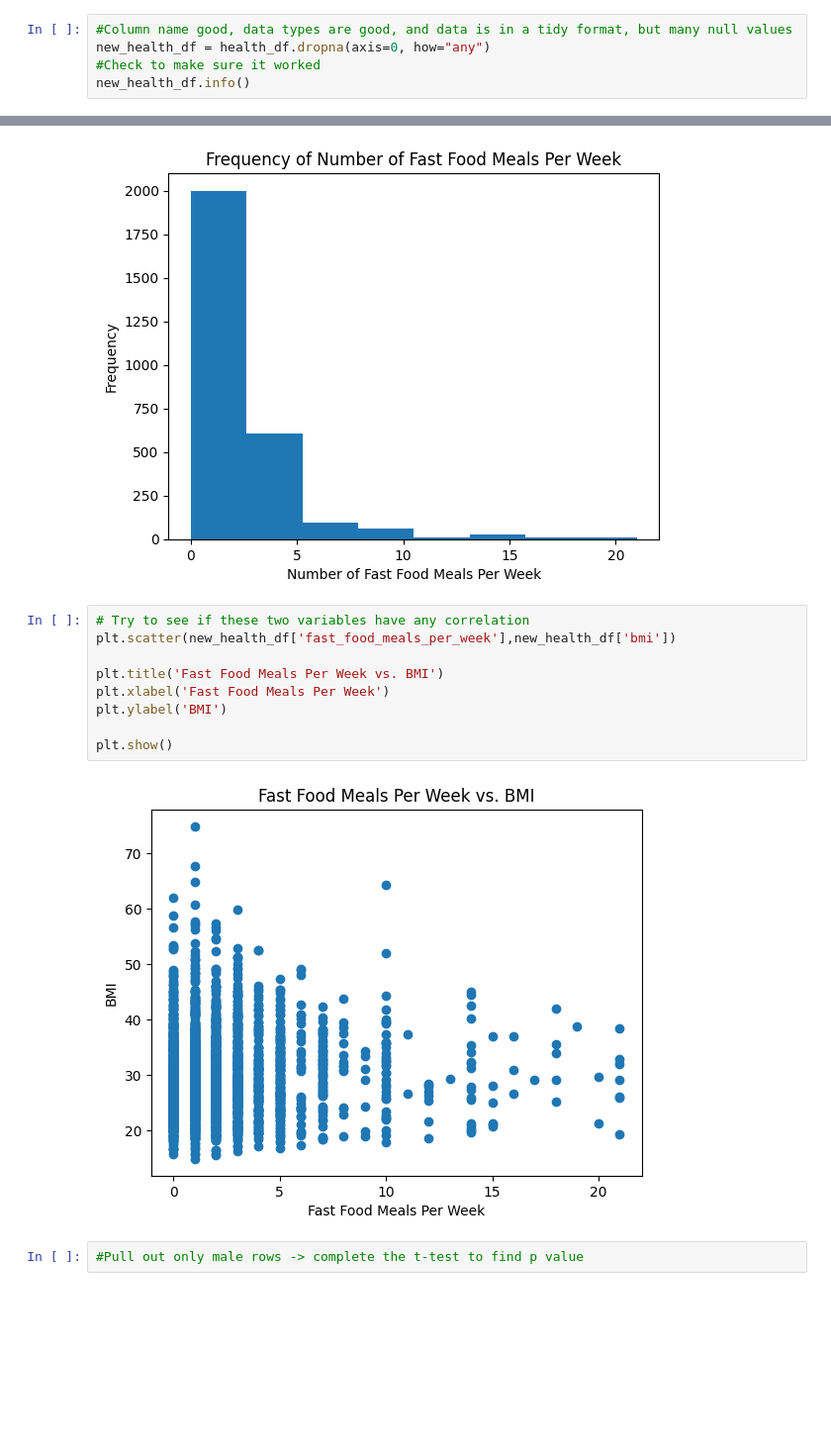
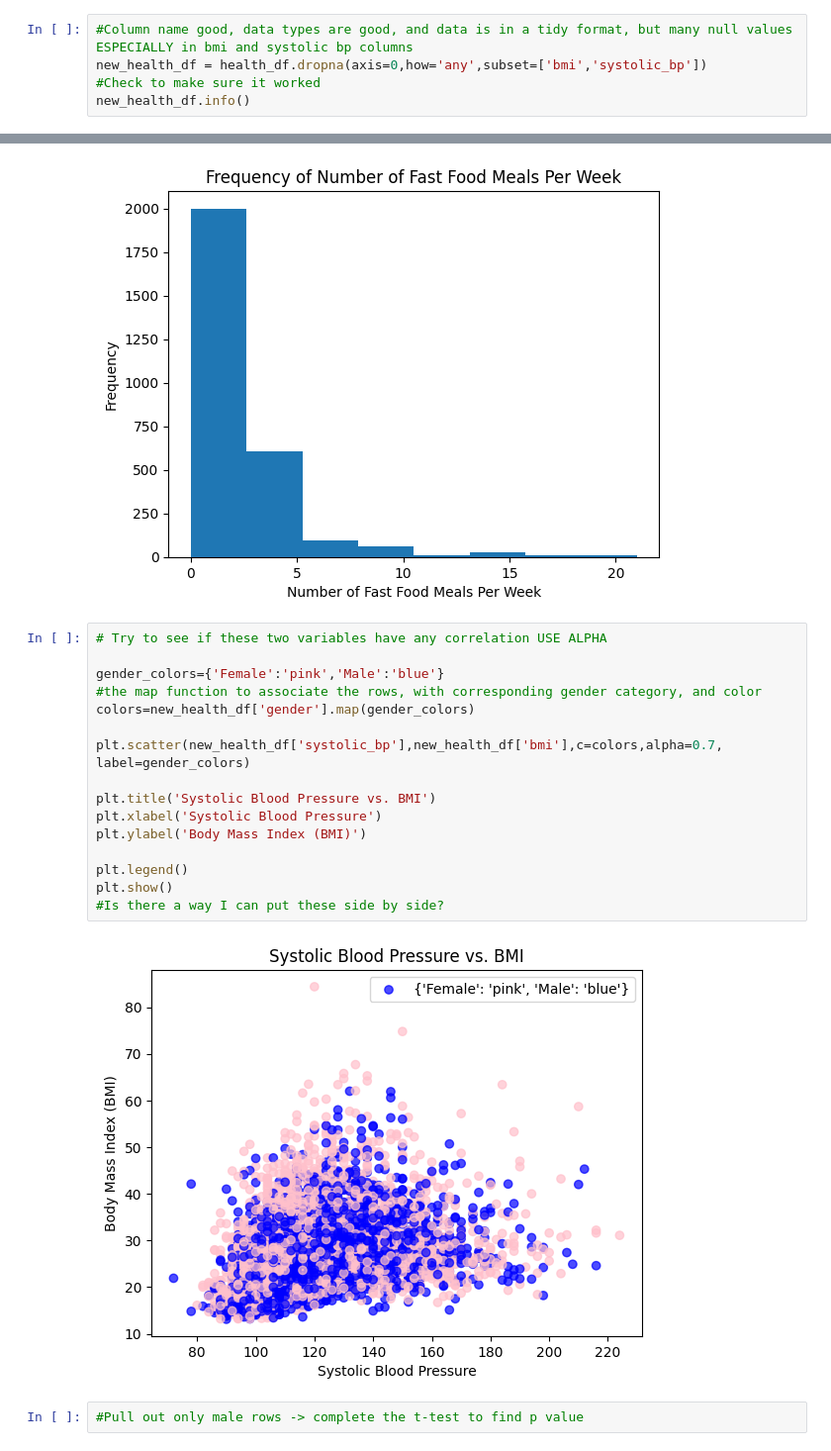
Before and after one commit to SinCosTanTya/Lifestyle-and-Health, a Jupyter notebook: Lifestyle_and_Health_Research_Project.ipynb, the cells around one changed output, grey strips where cells are left out. Shown at 99% size. Cells and saved outputs as stored; diff of their text form; blank space fills up the shorter version.

```diff
--- a/Lifestyle_and_Health_Research_Project.ipynb
+++ b/Lifestyle_and_Health_Research_Project.ipynb
@@ -99,8 +101,8 @@ health_df.head()
 
 health_df = health_df.replace("None", np.nan)
 # %%
-#Column name good, data types are good, and data is in a tidy format, but many null values
-new_health_df = health_df.dropna(axis=0, how="any")
+#Column name good, data types are good, and data is in a tidy format, but many null values ESPECIALLY in bmi and systolic bp columns
+new_health_df = health_df.dropna(axis=0,how='any',subset=['bmi','systolic_bp'])
 #Check to make sure it worked
 new_health_df.info()
 # %% [output]
@@ -168,16 +170,23 @@ plt.show()
 # %% [output]
 [figure]
 # %%
-# Try to see if these two variables have any correlation
-plt.scatter(new_health_df['fast_food_meals_per_week'],new_health_df['bmi'])
+# Try to see if these two variables have any correlation USE ALPHA
 
-plt.title('Fast Food Meals Per Week vs. BMI')
-plt.xlabel('Fast Food Meals Per Week')
-plt.ylabel('BMI')
+gender_colors={'Female':'pink','Male':'blue'}
+#the map function to associate the rows, with corresponding gender category, and color
+colors=new_health_df['gender'].map(gender_colors)
 
+plt.scatter(new_health_df['systolic_bp'],new_health_df['bmi'],c=colors,alpha=0.7, label=gender_colors)
+
+plt.title('Systolic Blood Pressure vs. BMI')
+plt.xlabel('Systolic Blood Pressure')
+plt.ylabel('Body Mass Index (BMI)')
+
+plt.legend()
 plt.show()
+#Is there a way I can put these side by side?
 # %% [output]
-[figure, old version]
+[figure, new version]
 # %%
 #Pull out only male rows -> complete the t-test to find p value
 # %%
```
Also changed, not shown: parts of 3 cells of this notebook.
